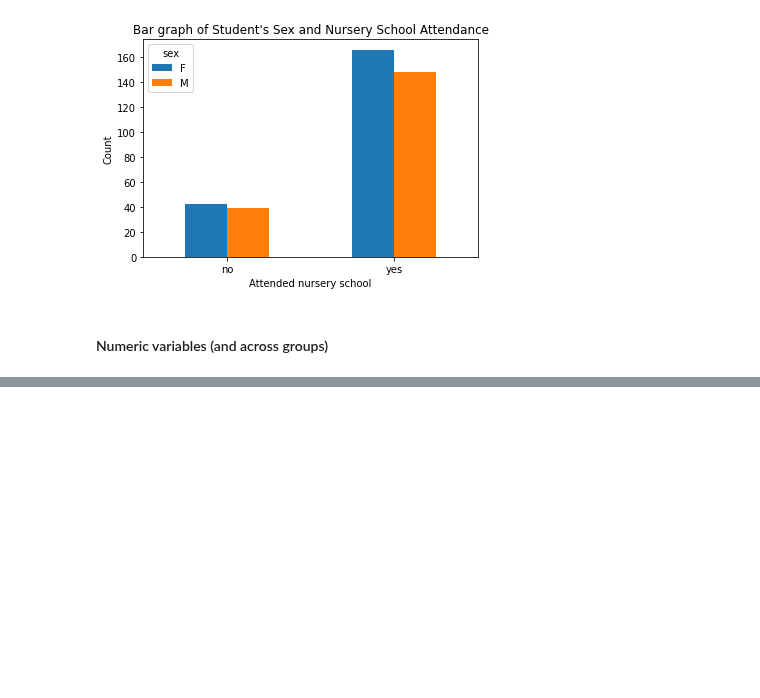
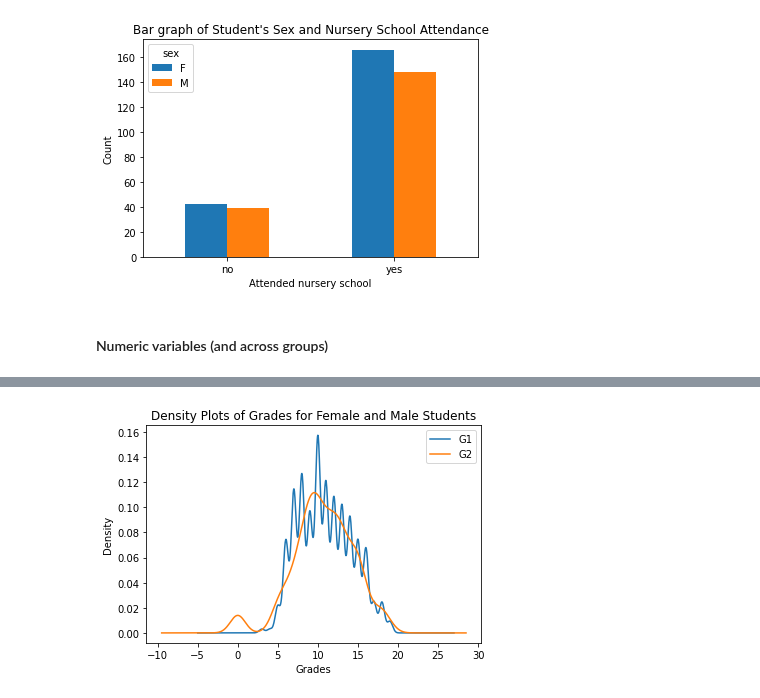
Before and after one commit to scimaksim/Python_graduate_coursework, a Jupyter notebook: HW4/Nikiforov_Assignment_4.ipynb, the cells around one changed output, grey strips where cells are left out. Cells and saved outputs as stored; diff of their text form; code cells hidden in the pictures; blank space fills up the shorter version.

```diff
--- a/HW4/Nikiforov_Assignment_4.ipynb
+++ b/HW4/Nikiforov_Assignment_4.ipynb
@@ -189,0 +294,14 @@ plt.close()
+# %%
+# Create a kernel density plot for two of the numeric variables across one of the
+# categorical variables
+
+math_data.G1.plot.density(bw_method=0.1, label = "G1")
+math_data.G2.plot.density(bw_method=0.25, label = "G2")
+
+plt.xlabel("Grades")
+plt.title("Density Plots of Grades for Female and Male Students")
+plt.legend()
+plt.show()
+plt.close()
+# %% [output]
+[figure, added]
```
Also changed, not shown: parts of 17 cells of this notebook.
